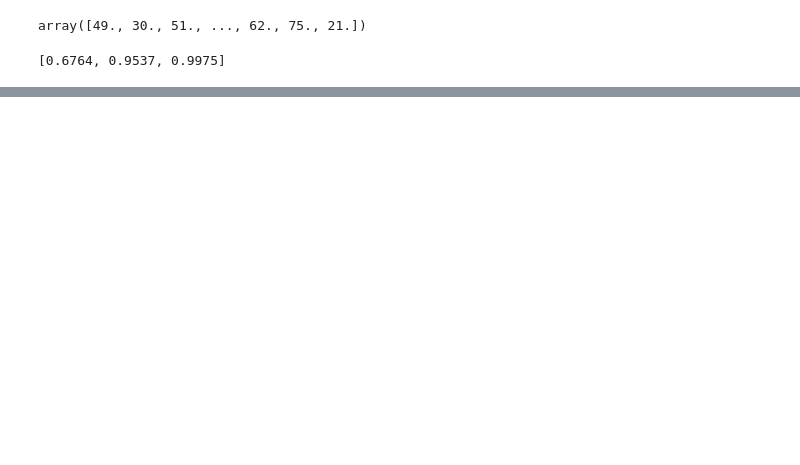
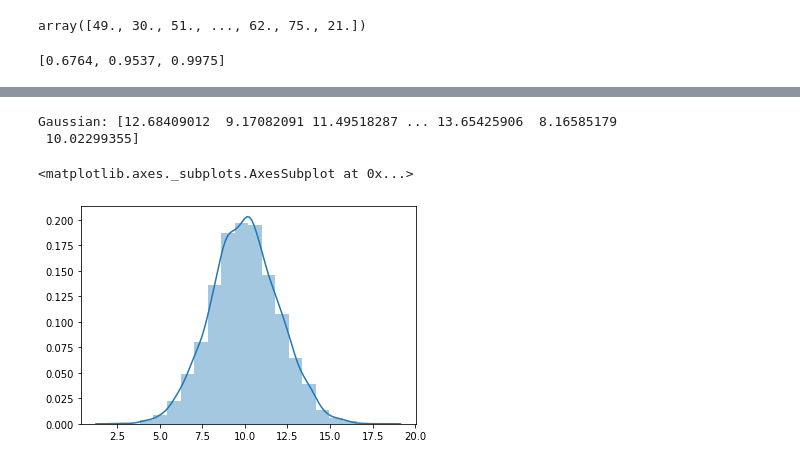
Before and after one commit to noriegaian/Technical-Toolbox, a Jupyter notebook: Python/Ian/Data Structures & Algorithms in Python.ipynb, the cells around one changed output, grey strips where cells are left out. Drawn from its saved outputs; the diff is of its cells as text; code cells hidden in the pictures; blank space fills up the shorter version.

```diff
--- a/Python/Ian/Data Structures & Algorithms in Python.ipynb
+++ b/Python/Ian/Data Structures & Algorithms in Python.ipynb
@@ -795,0 +830,17 @@ normality_test(sample_list)
+# %%
+# normal/gaussian distribution
+import numpy as np
+import random
+import seaborn as sns
+
+# generate random sample
+sample_gaussian = np.random.normal(10,2,10000) # mean, std, n
+print('Gaussian:', sample_gaussian)
+
+# generate histogram
+sns.distplot(sample_gaussian, bins = 20, kde = True)
+# %% [output]
+Gaussian: [12.68409012  9.17082091 11.49518287 ... 13.65425906  8.16585179
+ 10.02299355]
+<matplotlib.axes._subplots.AxesSubplot at 0x...>
+[figure, added]
```
Also changed, not shown: parts of 9 cells of this notebook.
